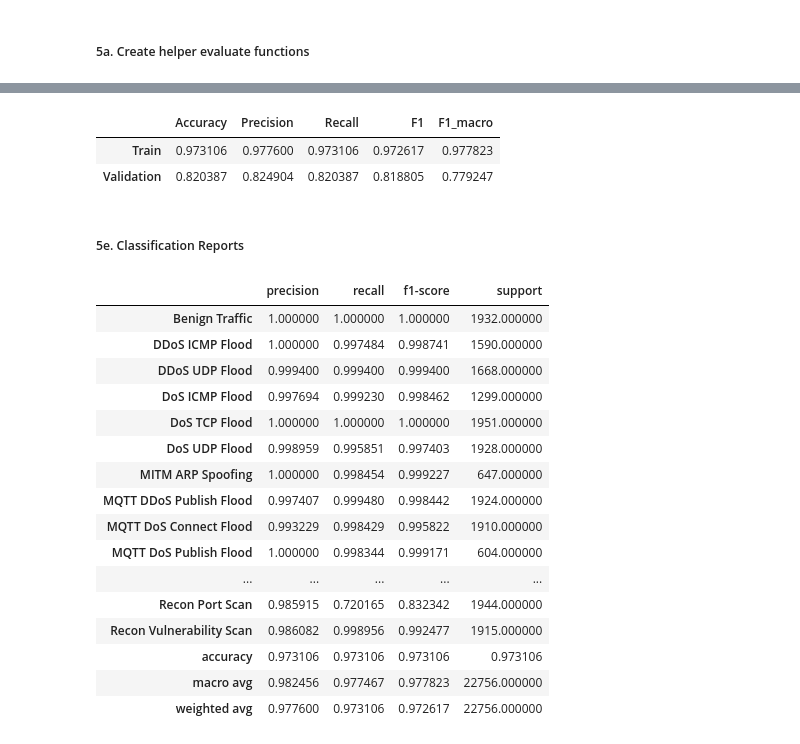
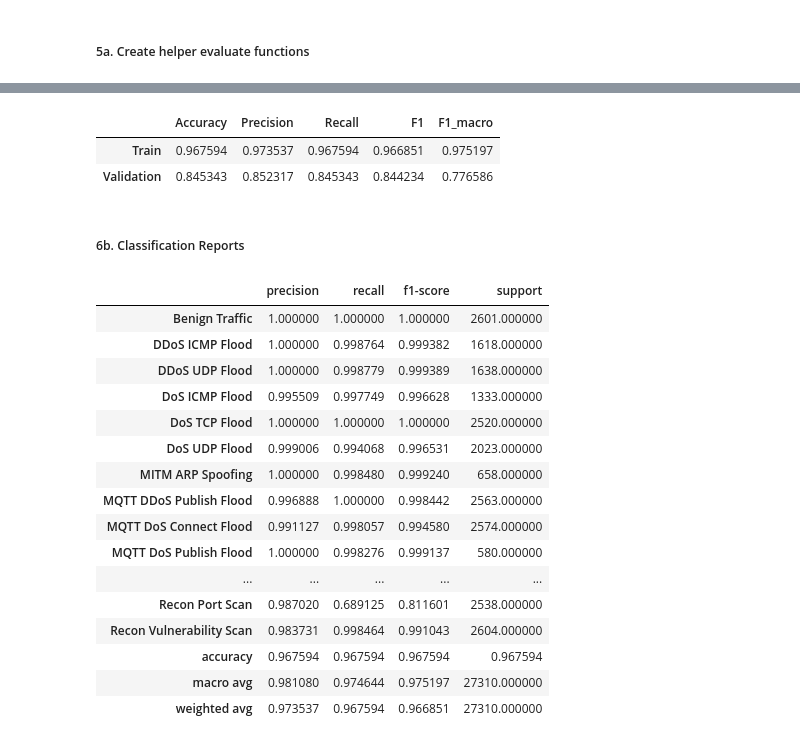
Before and after one commit to Highlighter56/NetworkTrafficClassifier, a Jupyter notebook: notebooks/rndfor_scikit.ipynb, the cells around one changed output, grey strips where cells are left out. Drawn from its saved outputs; the diff is of its cells as text; code cells hidden in the pictures.

```diff
--- a/notebooks/rndfor_scikit.ipynb
+++ b/notebooks/rndfor_scikit.ipynb
@@ -274 +325,11 @@ X_train, X_val, Y_train, Y_val = train_test_split(features_train, targets_train,
+# %%
+X_combined = pandas.concat([X_train_param, X_val_param])
+Y_combined = pandas.concat([Y_train_param, Y_val_param])
+
+XY_fold = np.concatenate([
+    np.full(len(X_train_param), -1),
+    np.zeros(len(X_val_param))
+])
+
+holdout_cv = PredefinedSplit(XY_fold)
 # %% [markdown]
@@ -280,0 +344,17 @@ model_holdout = Pipeline(steps=[
+# %%
+import warnings
+from sklearn.exceptions import UndefinedMetricWarning
+
+warnings.filterwarnings("ignore", category=UndefinedMetricWarning)
+
+
+grid_search = GridSearchCV(
+    estimator=model_holdout,
+    param_grid=param_grid,
+    scoring=scoring_param,
+    cv=holdout_cv,
+    n_jobs=-1,
+    verbose=1,
+    return_train_score=True,
+    refit="f1_macro"
+)
@@ -280,0 +363,7 @@ model_holdout = Pipeline(steps=[
+# %%
+grid_search.fit(X_combined, Y_combined)
+
+print("Best Parameters:")
+print(grid_search.best_params_)
+print("Best Validation Macro F1:")
+print(grid_search.best_score_)
@@ -283,36 +409,38 @@ model_holdout = Pipeline(steps=[
 # %%
-model_holdout.fit(X_train, Y_train)
+best_model = clone(model_holdout).set_params(**grid_search.best_params_)
+
+best_model.fit(X_train, Y_train)
 
 holdout_scores = pandas.DataFrame({
-    "Train": evaluate(model_holdout, X_train, Y_train),
-    "Validation": evaluate(model_holdout, X_val, Y_val),
+    "Train": evaluate(best_model, X_train, Y_train),
+    "Validation": evaluate(best_model, X_val, Y_val),
 }).T
 holdout_scores
 # %% [output]
 |  | Accuracy | Precision | Recall | F1 | F1_macro |
-| Train | 0.973106 | 0.977600 | 0.973106 | 0.972617 | 0.977823 |
-| Validation | 0.820387 | 0.824904 | 0.820387 | 0.818805 | 0.779247 |
+| Train | 0.967594 | 0.973537 | 0.967594 | 0.966851 | 0.975197 |
+| Validation | 0.845343 | 0.852317 | 0.845343 | 0.844234 | 0.776586 |
 # %% [markdown]
-##### 5e. Classification Reports
+##### 6b. Classification Reports
 # %%
-holdout_report_train = pandas.DataFrame(evaluate_class_report(model_holdout, X_train, Y_train)).T
+holdout_report_train = pandas.DataFrame(evaluate_class_report(best_model, X_train, Y_train)).T
 holdout_report_train
 # %% [output]
 |  | precision | recall | f1-score | support |
-| Benign Traffic | 1.000000 | 1.000000 | 1.000000 | 1932.000000 |
-| DDoS ICMP Flood | 1.000000 | 0.997484 | 0.998741 | 1590.000000 |
-| DDoS UDP Flood | 0.999400 | 0.999400 | 0.999400 | 1668.000000 |
-| DoS ICMP Flood | 0.997694 | 0.999230 | 0.998462 | 1299.000000 |
-| DoS TCP Flood | 1.000000 | 1.000000 | 1.000000 | 1951.000000 |
-| DoS UDP Flood | 0.998959 | 0.995851 | 0.997403 | 1928.000000 |
-| MITM ARP Spoofing | 1.000000 | 0.998454 | 0.999227 | 647.000000 |
-| MQTT DDoS Publish Flood | 0.997407 | 0.999480 | 0.998442 | 1924.000000 |
-| MQTT DoS Connect Flood | 0.993229 | 0.998429 | 0.995822 | 1910.000000 |
-| MQTT DoS Publish Flood | 1.000000 | 0.998344 | 0.999171 | 604.000000 |
+| Benign Traffic | 1.000000 | 1.000000 | 1.000000 | 2601.000000 |
+| DDoS ICMP Flood | 1.000000 | 0.998764 | 0.999382 | 1618.000000 |
+| DDoS UDP Flood | 1.000000 | 0.998779 | 0.999389 | 1638.000000 |
+| DoS ICMP Flood | 0.995509 | 0.997749 | 0.996628 | 1333.000000 |
+| DoS TCP Flood | 1.000000 | 1.000000 | 1.000000 | 2520.000000 |
+| DoS UDP Flood | 0.999006 | 0.994068 | 0.996531 | 2023.000000 |
+| MITM ARP Spoofing | 1.000000 | 0.998480 | 0.999240 | 658.000000 |
+| MQTT DDoS Publish Flood | 0.996888 | 1.000000 | 0.998442 | 2563.000000 |
+| MQTT DoS Connect Flood | 0.991127 | 0.998057 | 0.994580 | 2574.000000 |
+| MQTT DoS Publish Flood | 1.000000 | 0.998276 | 0.999137 | 580.000000 |
 | ... | ... | ... | ... | ... |
-| Recon Port Scan | 0.985915 | 0.720165 | 0.832342 | 1944.000000 |
-| Recon Vulnerability Scan | 0.986082 | 0.998956 | 0.992477 | 1915.000000 |
-| accuracy | 0.973106 | 0.973106 | 0.973106 | 0.973106 |
-| macro avg | 0.982456 | 0.977467 | 0.977823 | 22756.000000 |
-| weighted avg | 0.977600 | 0.973106 | 0.972617 | 22756.000000 |
+| Recon Port Scan | 0.987020 | 0.689125 | 0.811601 | 2538.000000 |
+| Recon Vulnerability Scan | 0.983731 | 0.998464 | 0.991043 | 2604.000000 |
+| accuracy | 0.967594 | 0.967594 | 0.967594 | 0.967594 |
+| macro avg | 0.981080 | 0.974644 | 0.975197 | 27310.000000 |
+| weighted avg | 0.973537 | 0.967594 | 0.966851 | 27310.000000 |
 # %%
```
Also changed, not shown: parts of 31 cells of this notebook.
